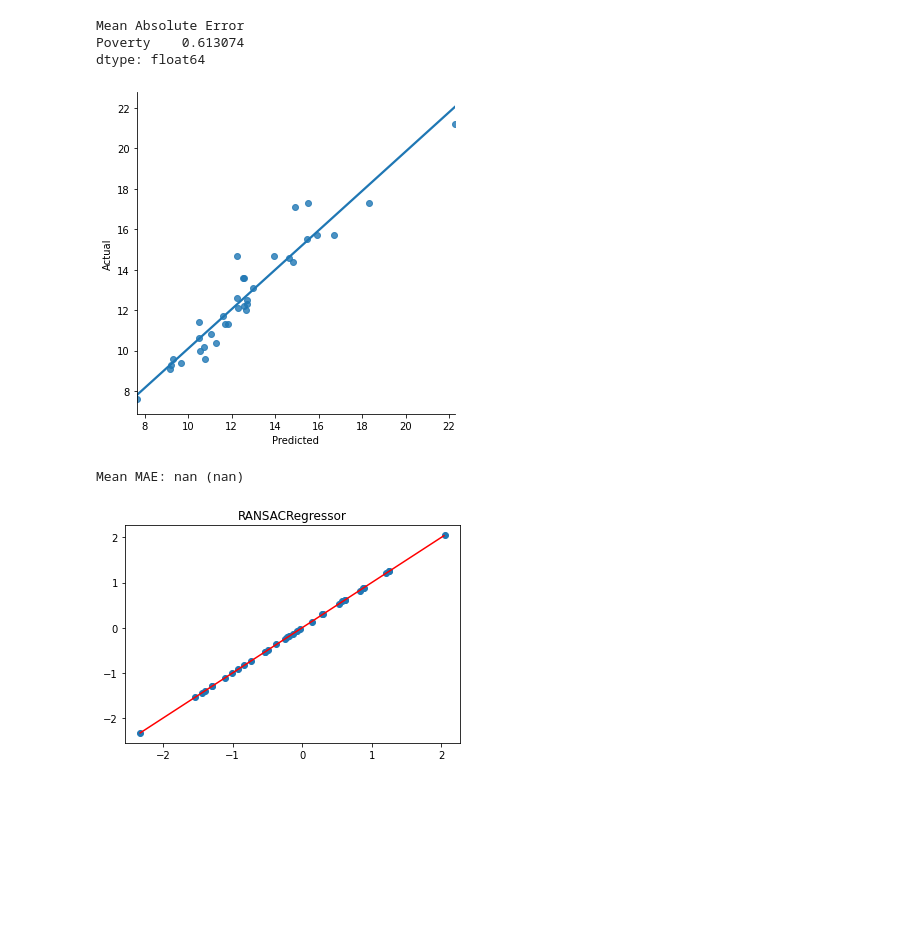
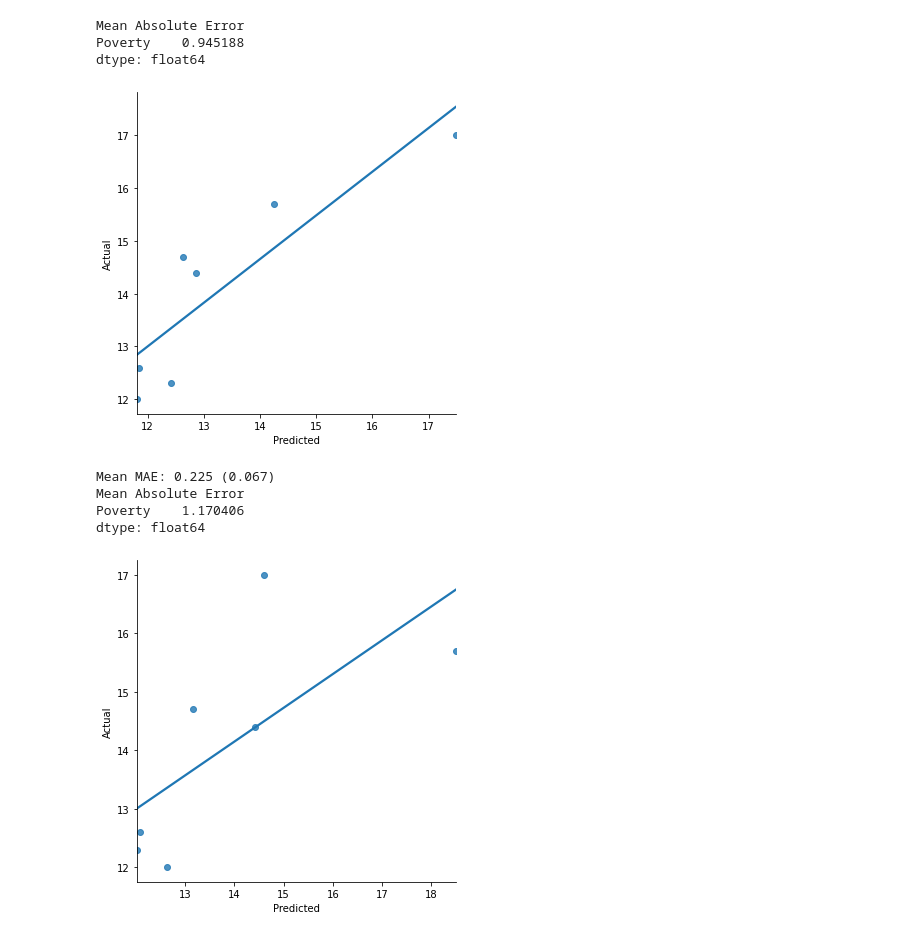
Before and after one commit to thistleknot/python-ml, a Jupyter notebook: code/Elastic and Sequential Comparisons.ipynb, the cells around one changed output. Saved outputs shown, nothing was run; the diff lists cells and outputs as text; code cells hidden in the pictures; blank space fills up the shorter version.

Commit message:
Update Elastic and Sequential Comparisons.ipynb
comparing validation vs training

```diff
--- a/code/Elastic and Sequential Comparisons.ipynb
+++ b/code/Elastic and Sequential Comparisons.ipynb
@@ -343,11 +448,15 @@ Diagnostic Tests of Regression
 y_train_original = pd.DataFrame(ss_y_train.inverse_transform(pt_y_train_fit.inverse_transform(pt_y_train)),index=y_train.index,columns=y_train.columns)
 y_train_predicted = pd.DataFrame(ss_y_train.inverse_transform(pt_y_train_fit.inverse_transform(np.array(results.fittedvalues).reshape(-1,1))),index=y_train.index,columns=y_train.columns)
 
+temp_valid = pd.DataFrame(interaction.fit_transform(pd.DataFrame(pt_X_train_fit.transform(ss_X_train_scale_fit.transform(X_valid)),index=X_valid.index,columns=X_valid.columns)),index=X_valid.index,columns=interaction.get_feature_names(input_features=X_valid.columns))
+
+y_valid_ss_fitted = pd.DataFrame(ss_y_train_scale_fit.inverse_transform(pt_y_train_fit.inverse_transform(model_ss.predict(temp_valid[ss_sortedFeatures]))),index=y_valid.index,columns=[target])
 # summarize prediction
 print("Mean Absolute Error")
-print(mean(absolute(y_train_original-y_train_predicted)))
+print(mean(absolute(y_valid-y_valid_ss_fitted)))
 
-temp = pd.concat([y_train_predicted,y_train_original],axis=1)
+#temp = pd.concat([y_train_predicted,y_train_original],axis=1)
+temp = pd.concat([y_valid_ss_fitted,y_valid],axis=1)
 temp.columns = ['Predicted','Actual']
 
 sns.lmplot(x="Predicted",
@@ -369,11 +478,15 @@ ENBestFitted = pd.DataFrame(model_eb.predict(x_train_inter[best['features']]),in
 y_train_original = pd.DataFrame(ss_y_train.inverse_transform(pt_y_train_fit.inverse_transform(pt_y_train)),index=y_train.index,columns=y_train.columns)
 y_train_predicted = pd.DataFrame(ss_y_train.inverse_transform(pt_y_train_fit.inverse_transform(np.array(ENBestFitted).reshape(-1,1))),index=y_train.index,columns=y_train.columns)
 
+temp_valid = pd.DataFrame(interaction.fit_transform(pd.DataFrame(pt_X_train_fit.transform(ss_X_train_scale_fit.transform(X_valid)),index=X_valid.index,columns=X_valid.columns)),index=X_valid.index,columns=interaction.get_feature_names(input_features=X_valid.columns))
+
+y_valid_eb_fitted = pd.DataFrame(ss_y_train_scale_fit.inverse_transform(pt_y_train_fit.inverse_transform(np.array(model_eb.predict(temp_valid[best['features']]).reshape(-1,1)))),index=y_valid.index,columns=[target])
+
 # summarize prediction
 print("Mean Absolute Error")
-print(mean(absolute(y_train_original-y_train_predicted)))
+print(mean(absolute(y_valid_eb_fitted-y_valid)))
 
-temp = pd.concat([y_train_predicted,y_train_original],axis=1)
+temp = pd.concat([y_valid_eb_fitted,y_valid],axis=1)
 temp.columns = ['Predicted','Actual']
 
 sns.lmplot(x="Predicted",
@@ -395,11 +518,15 @@ ENParseFitted = pd.DataFrame(model_ep.predict(x_train_inter[parse['features']]),
 y_train_original = pd.DataFrame(ss_y_train.inverse_transform(pt_y_train_fit.inverse_transform(pt_y_train)),index=y_train.index,columns=y_train.columns)
 y_train_predicted = pd.DataFrame(ss_y_train.inverse_transform(pt_y_train_fit.inverse_transform(np.array(ENParseFitted).reshape(-1,1))),index=y_train.index,columns=y_train.columns)
 
+temp_valid = pd.DataFrame(interaction.fit_transform(pd.DataFrame(pt_X_train_fit.transform(ss_X_train_scale_fit.transform(X_valid)),index=X_valid.index,columns=X_valid.columns)),index=X_valid.index,columns=interaction.get_feature_names(input_features=X_valid.columns))
+
+y_valid_ep_fitted = pd.DataFrame(ss_y_train_scale_fit.inverse_transform(pt_y_train_fit.inverse_transform(np.array(model_ep.predict(temp_valid[parse['features']]).reshape(-1,1)))),index=y_valid.index,columns=[target])
+
 # summarize prediction
 print("Mean Absolute Error")
-print(mean(absolute(y_train_original-y_train_predicted)))
+print(mean(absolute(y_valid_ep_fitted-y_valid)))
 
-temp = pd.concat([y_train_predicted,y_train_original],axis=1)
+temp = pd.concat([y_valid_ep_fitted,y_valid],axis=1)
 temp.columns = ['Predicted','Actual']
 
 sns.lmplot(x="Predicted",
@@ -408,6 +535,6 @@ sns.lmplot(x="Predicted",
            data=temp);
 # %% [output]
 Mean Absolute Error
-Poverty    0.613074
+Poverty    0.945188
 dtype: float64
-[figure, old version]
+[figure, new version]
@@ -414,26 +543,37 @@ dtype: float64
 # %%
 #robust regression using ss
 # define the model
 model_rr_ss = RANSACRegressor()
 # evaluate model
 Rresults_ss = evaluate_model(x_train_inter[ss_sortedFeatures], pt_y_train, model_rr_ss)
 print('Mean MAE: %.3f (%.3f)' % (mean(Rresults_ss), std(Rresults_ss)))
 # plot the line of best fit
 Rresults_ss = model_rr_ss.fit(x_train_inter[ss_sortedFeatures],pt_y_train)
 RFitted_ss = model_rr_ss.predict(x_train_inter[ss_sortedFeatures])
 
 temp_all = pd.DataFrame(interaction.fit_transform(pd.DataFrame(pt_X_train_fit.transform(ss_X_train_scale_fit.transform(X)),index=X.index,columns=X.columns)),index=X.index,columns=interaction.get_feature_names(input_features=X.columns))
 RFitted_ss_all = ss_y_train_scale_fit.inverse_transform(pt_y_train_fit.inverse_transform(model_rr_ss.predict(temp_all[ss_sortedFeatures])))
 
 temp_valid = pd.DataFrame(interaction.fit_transform(pd.DataFrame(pt_X_train_fit.transform(ss_X_train_scale_fit.transform(X_valid)),index=X_valid.index,columns=X_valid.columns)),index=X_valid.index,columns=interaction.get_feature_names(input_features=X_valid.columns))
-y_valid_rr_ss_fitted = ss_y_train_scale_fit.inverse_transform(pt_y_train_fit.inverse_transform(model_rr_ss.predict(temp_valid[ss_sortedFeatures])))
+y_valid_rr_ss_fitted = pd.DataFrame(ss_y_train_scale_fit.inverse_transform(pt_y_train_fit.inverse_transform(model_rr_ss.predict(temp_valid[ss_sortedFeatures]))),index=y_valid.index,columns=[target])
 
-y_valid_rr_ss_fitted = ss_y_train_scale_fit.inverse_transform(pt_y_train_fit.inverse_transform(model_rr_ss.predict(temp_valid[ss_sortedFeatures])))
+# summarize prediction
+print("Mean Absolute Error")
+print(mean(absolute(y_valid_rr_ss_fitted-y_valid)))
 
-plot_best_fit(RFitted_ss,pt_y_train, model_rr_ss)
+temp = pd.concat([y_valid_rr_ss_fitted,y_valid],axis=1)
+temp.columns = ['Predicted','Actual']
+
+sns.lmplot(x="Predicted",
+           y="Actual",
+           ci=None,
+           data=temp);
 # %% [output]
-Mean MAE: nan (nan)
+Mean MAE: 0.225 (0.067)
+Mean Absolute Error
+Poverty    1.170406
+dtype: float64
-[figure, old version]
+[figure, new version]
 # %%
 
 #robust regression using best
```
Also changed, not shown: parts of 27 cells of this notebook.
